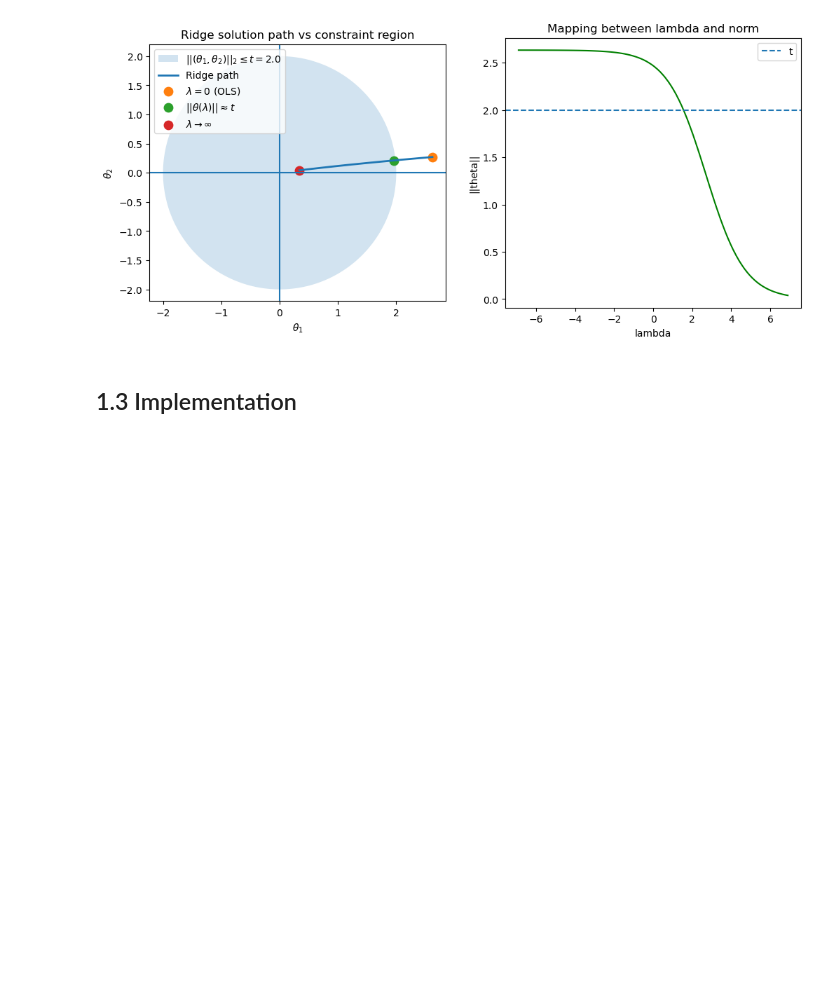
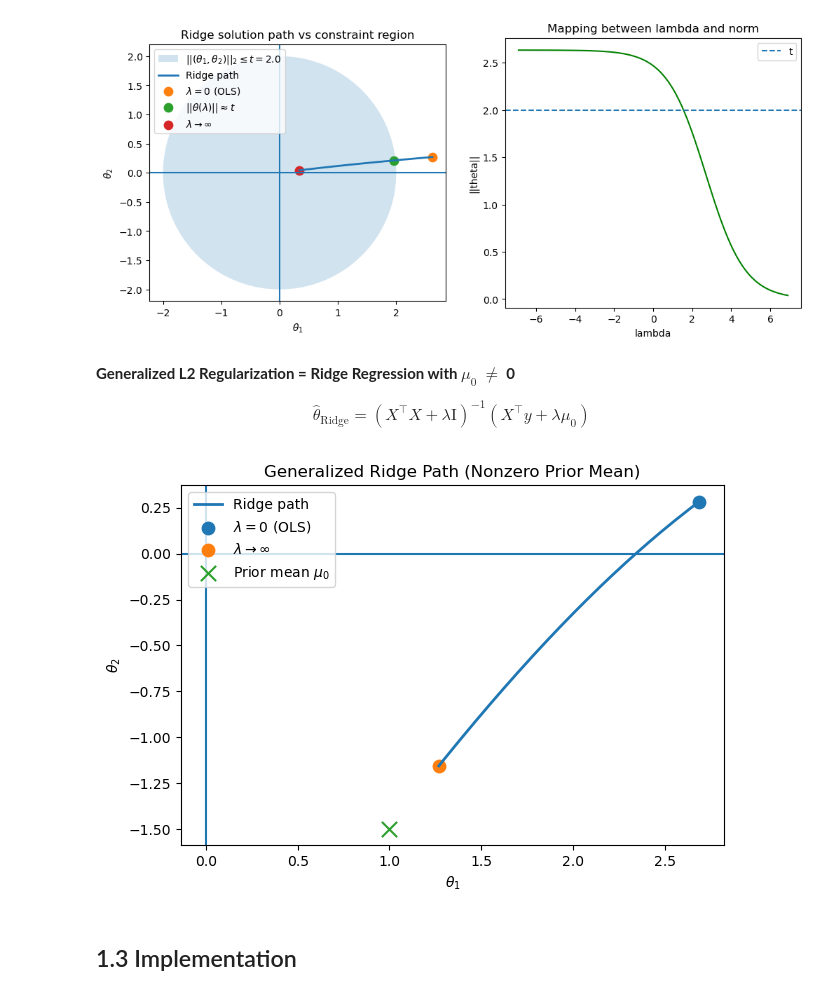
Before and after one commit to jci02/Machine-Learning-Theory, a Jupyter notebook: 1.Supervised Learning/1.Regression/4.Ridge,Lasso and Elastic Net Regression/Ridge,Lasso and Elastic Net.ipynb, the cells around one changed output. Saved outputs shown, nothing was run; the diff lists cells and outputs as text; code cells hidden in the pictures; blank space fills up the shorter version.

```diff
--- a/1.Supervised Learning/1.Regression/4.Ridge,Lasso and Elastic Net Regression/Ridge,Lasso and Elastic Net.ipynb
+++ b/1.Supervised Learning/1.Regression/4.Ridge,Lasso and Elastic Net Regression/Ridge,Lasso and Elastic Net.ipynb
@@ -1059,6 +1059,74 @@ Chosen norm: 1.9762381429746485
 theta_hat: [1.96481852 0.21214474]
 lambda used: 4.9770235643321135
 [figure]
+# %% [markdown]
+**Generalized L2 Regularization = Ridge Regression with $\mu_0$ $\neq$ 0**
+
+$$
+\hat{\theta}_{\text{Ridge}} =(X^\top X + \lambda \mathrm{I})^{-1} (X^\top y + \lambda \mu_0)
+$$
+# %%
+np.random.seed(1720) # for reproduicibility of random numbers
+
+# Data (NO intercept, 2 parameters)
+n, p = 20, 2
+X = np.random.randn(n, p)
+
+theta_true = np.array([2.6, 0.3])
+y = X @ theta_true + 0.2 * np.random.randn(n)
+
+mu0 = np.array([1.0, -1.5]) # Prior mean (NOT zero!)
+
+lambdas = np.linspace(0, 100, 200) # lambda values and ridge path
+
+theta_ridge = []
+
+for lam in lambdas:
+    theta = np.linalg.inv(X.T @ X + lam * np.eye(p)) @ (X.T @ y + lam * mu0)
+    theta_ridge.append(theta)
+
+theta_ridge = np.array(theta_ridge)
+
+# Plot
+plt.figure(figsize=(7,7))
+
+# Ridge path
+plt.plot(theta_ridge[:,0], theta_ridge[:,1],
+         linewidth=2,
+         label="Ridge path")
+
+# OLS (lambda = 0)
+plt.scatter(theta_ridge[0,0],
+            theta_ridge[0,1],
+            s=80,
+            label=r"$\lambda=0$ (OLS)")
+
+# Large lambda -> prior mean
+plt.scatter(theta_ridge[-1,0],
+            theta_ridge[-1,1],
+            s=80,
+            label=r"$\lambda \to \infty$")
+
+# Prior mean (target of shrinkage)
+plt.scatter(mu0[0], mu0[1],
+            s=120,
+            marker="x",
+            label=r"Prior mean $\mu_0$")
+
+# axes
+plt.axhline(0)
+plt.axvline(0)
+
+plt.xlabel(r"$\theta_1$")
+plt.ylabel(r"$\theta_2$")
+plt.title("Generalized Ridge Path (Nonzero Prior Mean)")
+
+plt.legend(loc=2)
+plt.gca().set_aspect('equal')
+
+plt.show()
+# %% [output]
+[figure, added]
 # %% [markdown]
 <a class="anchor" id="implement1"></a>
 ## 1.3 Implementation
```
Also changed, not shown: parts of 6 cells of this notebook.
